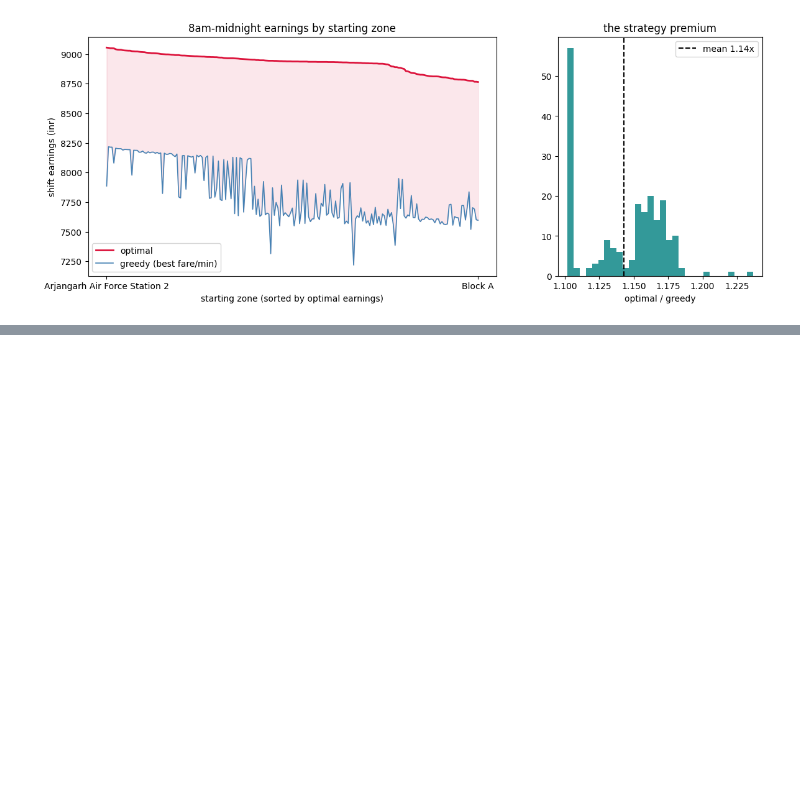
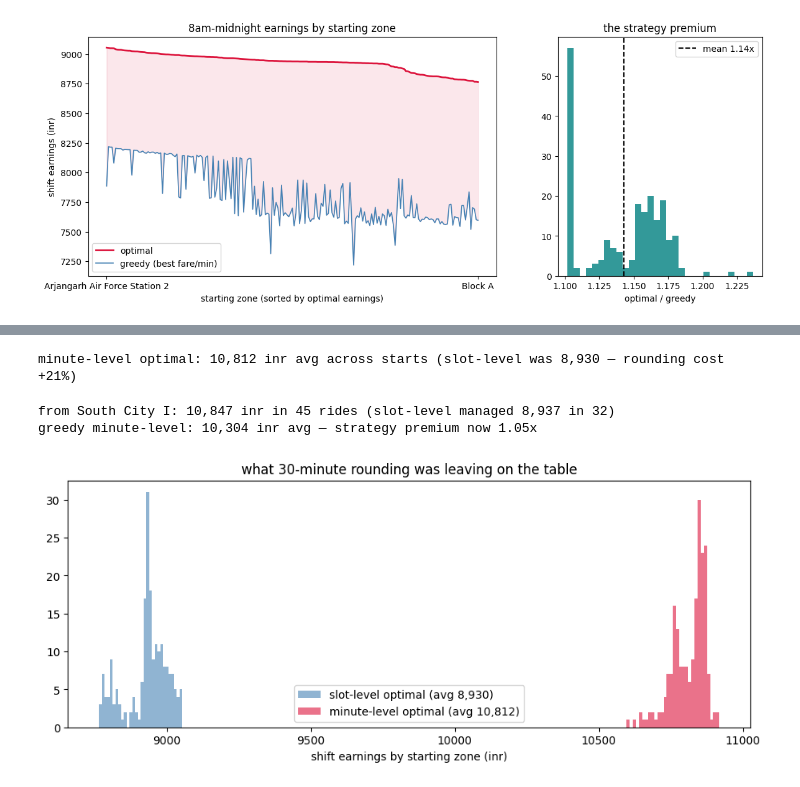
Before and after one commit to sid-081205/gamifying-cabs, a Jupyter notebook: driver_game.ipynb, the cells around one changed output, grey strips where cells are left out. Saved outputs shown, nothing was run; the diff lists cells and outputs as text; code cells hidden in the pictures; blank space fills up the shorter version.

Commit message:
add minute-level DP: slot rounding was costing 21% of optimal earnings
Co-authored-by: Cursor <cursoragent@cursor.com>

```diff
--- a/driver_game.ipynb
+++ b/driver_game.ipynb
@@ -230,0 +235,68 @@ b.set_title("the strategy premium");
+# %%
+M = 1440  # minutes in the day
+busy_min = np.ceil(trip + KAPPA).astype(int).clip(min=1)  # (48, n, n) minutes per ride
+pad_m = busy_min.max() + 1
+
+Vm = np.zeros((n, M + pad_m))
+best_dest_m = np.full((n, M), -1, dtype=np.int16)
+
+for t in range(M - 1, -1, -1):
+    s = t // 30
+    cand = price[s] + Vm[cols, t + busy_min[s]]
+    np.fill_diagonal(cand, -np.inf)
+    ride_val, ride_arg = cand.max(1), cand.argmax(1)
+    wait_val = Vm[:, t + 1]
+    take = ride_val > wait_val
+    Vm[:, t] = np.where(take, ride_val, wait_val)
+    best_dest_m[take, t] = ride_arg[take]
+
+START_M = 480  # 08:00
+opt_m = Vm[:, START_M]
+print(f"minute-level optimal: {opt_m.mean():,.0f} inr avg across starts "
+      f"(slot-level was {opt_totals.mean():,.0f} — rounding cost {opt_m.mean() / opt_totals.mean() - 1:+.0%})")
+# %% [output]
+minute-level optimal: 10,812 inr avg across starts (slot-level was 8,930 — rounding cost +21%)
+# %%
+# greedy at minute resolution too, for a fair fight
+rate_m = price / np.maximum(busy_min, 1)
+for s in range(T):
+    np.fill_diagonal(rate_m[s], -np.inf)
+
+greedy_m = np.zeros(n)
+for start in range(n):
+    h, t, cum = start, START_M, 0.0
+    while t < M:
+        s = t // 30
+        d = int(rate_m[s, h].argmax())
+        cum += price[s, h, d]
+        t += busy_min[s, h, d]
+        h = d
+    greedy_m[start] = cum
+
+# replay the minute-optimal policy from the same start zone as before
+h, t, cum, rides = start_hex, START_M, 0.0, 0
+while t < M:
+    d = best_dest_m[h, t]
+    if d == -1:
+        t += 1
+    else:
+        cum += price[t // 30, h, d]
+        rides += 1
+        t += busy_min[t // 30, h, d]
+        h = d
+
+print(f"from {names[hexes[start_hex]]}: {cum:,.0f} inr in {rides} rides "
+      f"(slot-level managed {opt_total:,.0f} in {len(opt_rides)})")
+print(f"greedy minute-level: {greedy_m.mean():,.0f} inr avg — strategy premium now {(opt_m / greedy_m).mean():.2f}x")
+# %% [output]
+from South City I: 10,847 inr in 45 rides (slot-level managed 8,937 in 32)
+greedy minute-level: 10,304 inr avg — strategy premium now 1.05x
+# %%
+fig, ax = plt.subplots(figsize=(11, 4))
+ax.hist(opt_totals, bins=30, alpha=0.6, color="steelblue", label=f"slot-level optimal (avg {opt_totals.mean():,.0f})")
+ax.hist(opt_m, bins=30, alpha=0.6, color="crimson", label=f"minute-level optimal (avg {opt_m.mean():,.0f})")
+ax.set_xlabel("shift earnings by starting zone (inr)")
+ax.legend()
+ax.set_title("what 30-minute rounding was leaving on the table");
+# %% [output]
+[figure, added]
```
Also changed, not shown: parts of 1 cell of this notebook.
